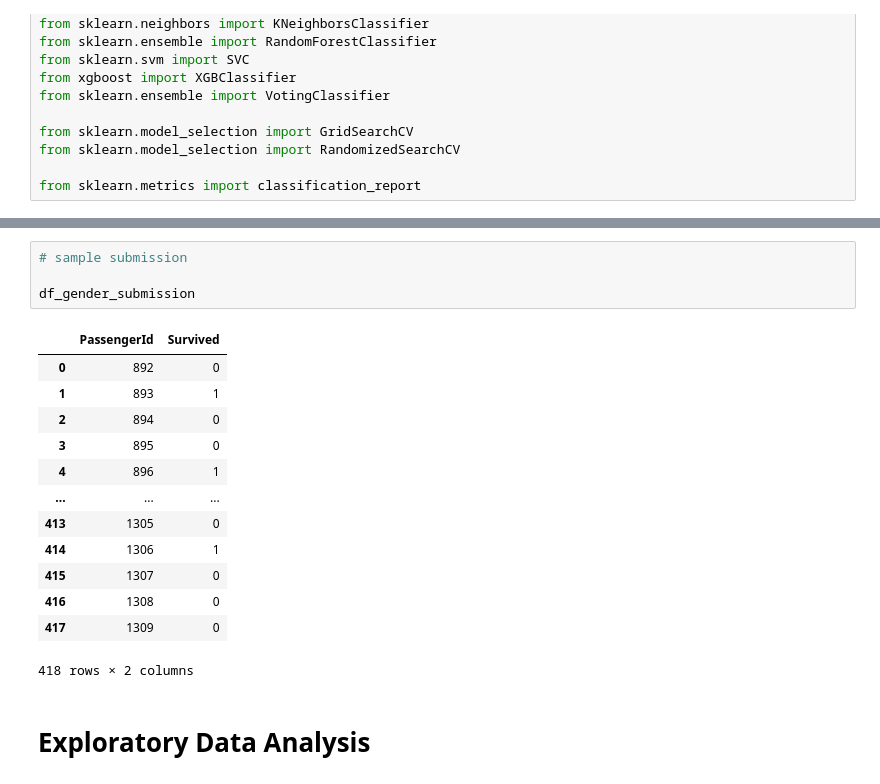
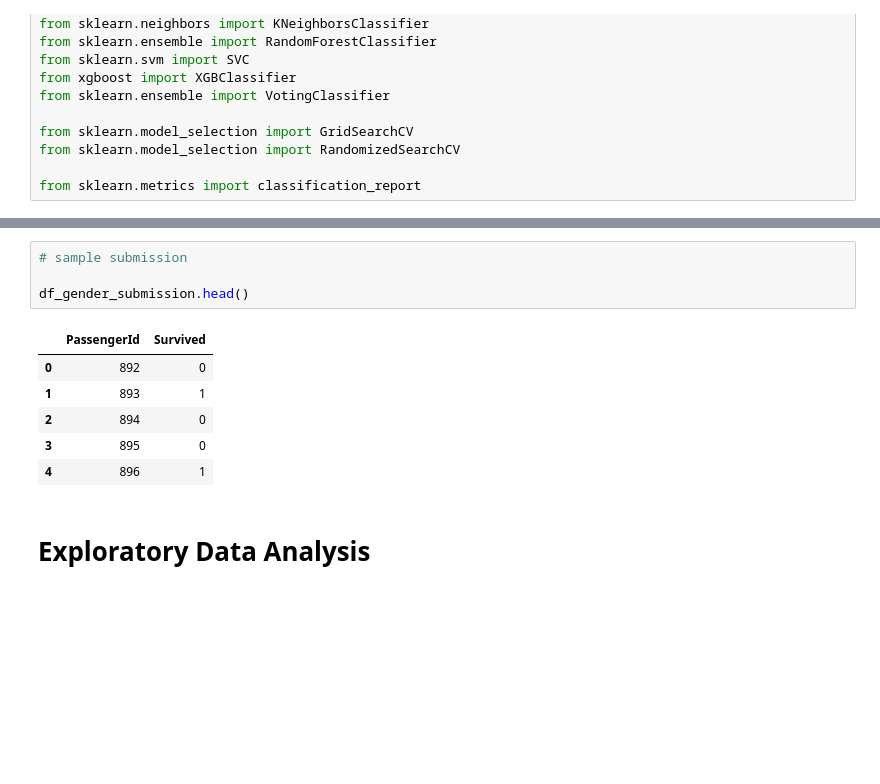
Before and after one commit to UlrikThygePedersen/Machine_Learning_Models, a Jupyter notebook: Models/Kaggle/Titanic - Machine Learning from Disaster/Titanic_Notebook.ipynb, the cells around one changed output, grey strips where cells are left out. Cells and saved outputs as stored; diff of their text form; blank space fills up the shorter version.

```diff
--- a/Models/Kaggle/Titanic - Machine Learning from Disaster/Titanic_Notebook.ipynb
+++ b/Models/Kaggle/Titanic - Machine Learning from Disaster/Titanic_Notebook.ipynb
@@ -76,21 +75,14 @@ df_test
 # %%
 # sample submission
 
-df_gender_submission
+df_gender_submission.head()
 # %% [output]
 |  | PassengerId | Survived |
 | 0 | 892 | 0 |
 | 1 | 893 | 1 |
 | 2 | 894 | 0 |
 | 3 | 895 | 0 |
 | 4 | 896 | 1 |
-| ... | ... | ... |
-| 413 | 1305 | 0 |
-| 414 | 1306 | 1 |
-| 415 | 1307 | 0 |
-| 416 | 1308 | 0 |
-| 417 | 1309 | 0 |
-418 rows × 2 columns
 # %% [markdown]
 # Exploratory Data Analysis
 # %%
```
Also changed, not shown: parts of 7 cells of this notebook.
